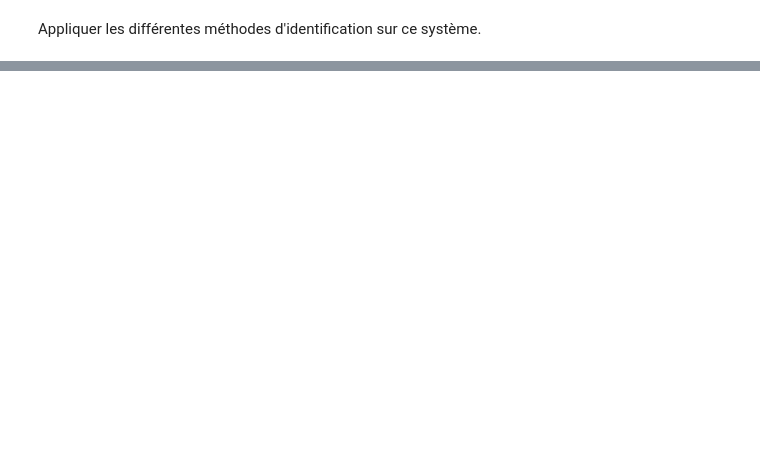
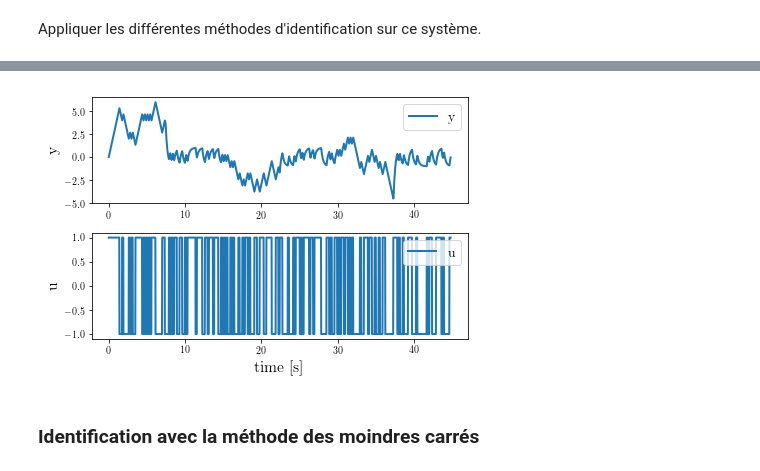
Before and after one commit to NoobleeGt/Notebooks, a Jupyter notebook: DigitalControl/Chapter11_SystemIdentification.ipynb, the cells around one changed output, grey strips where cells are left out. Drawn from its saved outputs; the diff is of its cells as text; code cells hidden in the pictures; blank space fills up the shorter version.

```diff
--- a/DigitalControl/Chapter11_SystemIdentification.ipynb
+++ b/DigitalControl/Chapter11_SystemIdentification.ipynb
@@ -610,0 +629,45 @@ Appliquer les différentes méthodes d'identification sur ce système.
+# %%
+h = 0.025
+
+# rising time taking the mean of a
+tm = -3 / (math.log(0.95) / h)
+
+# setup the prbs
+q = 7
+th = q * h
+n = int(tm / th)
+
+n_points = 2**n
+
+ticks = [i for i in range(q * n_points)]
+time = [t * h for t in ticks]
+
+# initialise y and u for k = 0
+y_list = [0]
+u_gen = generate_prbs(1, n)
+
+u_list = [next(u_gen)]
+
+# run the simulation
+for t in ticks[1:]:
+    y = process(y_list[-1], u_list[-1], t * h)
+    # compute the new prbs value, knowing th = q * h
+    if not t % q:
+        u = next(u_gen)
+    else:
+        u = u_list[-1]
+    y_list.append(y)
+    u_list.append(u)
+# %%
+fig, axs = plt.subplots(2, 1, constrained_layout=True)
+axs[0].plot(time, y_list, '-', label='y')
+axs[1].plot(time, u_list, '-', label='u')
+axs[0].set_ylabel('y')
+axs[1].set_ylabel('u')
+axs[1].set_xlabel('time [s]')
+_ = axs[0].legend()
+_ = axs[1].legend()
+# %% [output]
+[figure, added]
+# %% [markdown]
+### Identification avec la méthode des moindres carrés
```
Also changed, not shown: parts of 8 cells of this notebook.
